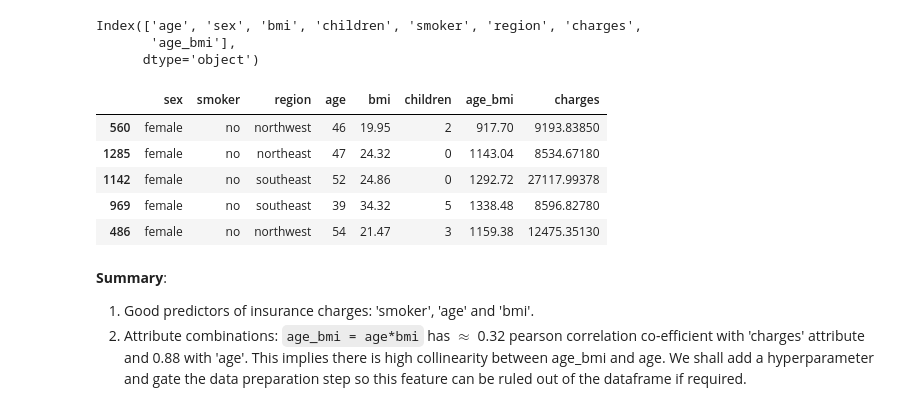
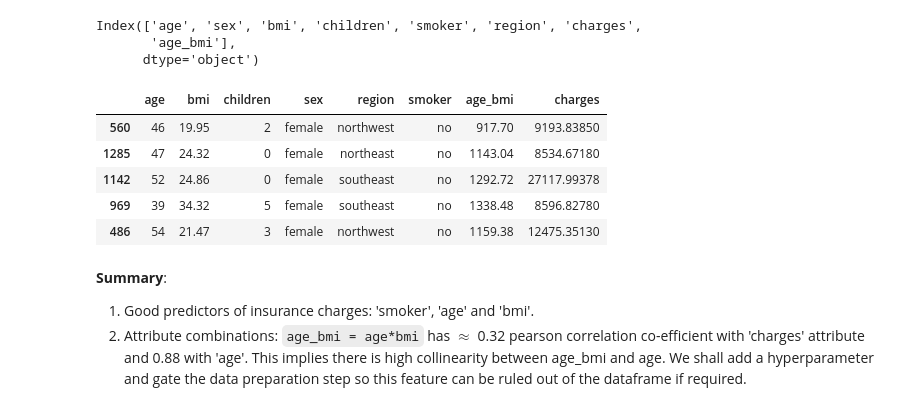
Before and after one commit to shre-db/Medical-Insurance-Price-Prediction, a Jupyter notebook: Notebook.ipynb, the cells around one changed output. Saved outputs shown, nothing was run; the diff lists cells and outputs as text; code cells hidden in the pictures.

```diff
--- a/Notebook.ipynb
+++ b/Notebook.ipynb
@@ -278,16 +279,16 @@ Index(['age', 'sex', 'bmi', 'children', 'smoker', 'region', 'charges',
        'age_bmi'],
       dtype='object')
 # %%
-insurance_eda_cols_reo = ['sex', 'smoker', 'region', 'age', 'bmi', 'children', 'age_bmi', 'charges']
+insurance_eda_cols_reo = ['age', 'bmi', 'children', 'sex', 'region', 'smoker', 'age_bmi', 'charges']
 insurance_eda = insurance_eda[insurance_eda_cols_reo]
 insurance_eda.head()
 # %% [output]
-|  | sex | smoker | region | age | bmi | children | age_bmi | charges |
-| 560 | female | no | northwest | 46 | 19.95 | 2 | 917.70 | 9193.83850 |
-| 1285 | female | no | northeast | 47 | 24.32 | 0 | 1143.04 | 8534.67180 |
-| 1142 | female | no | southeast | 52 | 24.86 | 0 | 1292.72 | 27117.99378 |
-| 969 | female | no | southeast | 39 | 34.32 | 5 | 1338.48 | 8596.82780 |
-| 486 | female | no | northwest | 54 | 21.47 | 3 | 1159.38 | 12475.35130 |
+|  | age | bmi | children | sex | region | smoker | age_bmi | charges |
+| 560 | 46 | 19.95 | 2 | female | northwest | no | 917.70 | 9193.83850 |
+| 1285 | 47 | 24.32 | 0 | female | northeast | no | 1143.04 | 8534.67180 |
+| 1142 | 52 | 24.86 | 0 | female | southeast | no | 1292.72 | 27117.99378 |
+| 969 | 39 | 34.32 | 5 | female | southeast | no | 1338.48 | 8596.82780 |
+| 486 | 54 | 21.47 | 3 | female | northwest | no | 1159.38 | 12475.35130 |
 # %% [markdown]
 **Summary**:
 1. Good predictors of insurance charges: 'smoker', 'age' and 'bmi'.
```
Also changed, not shown: parts of 32 cells of this notebook.
